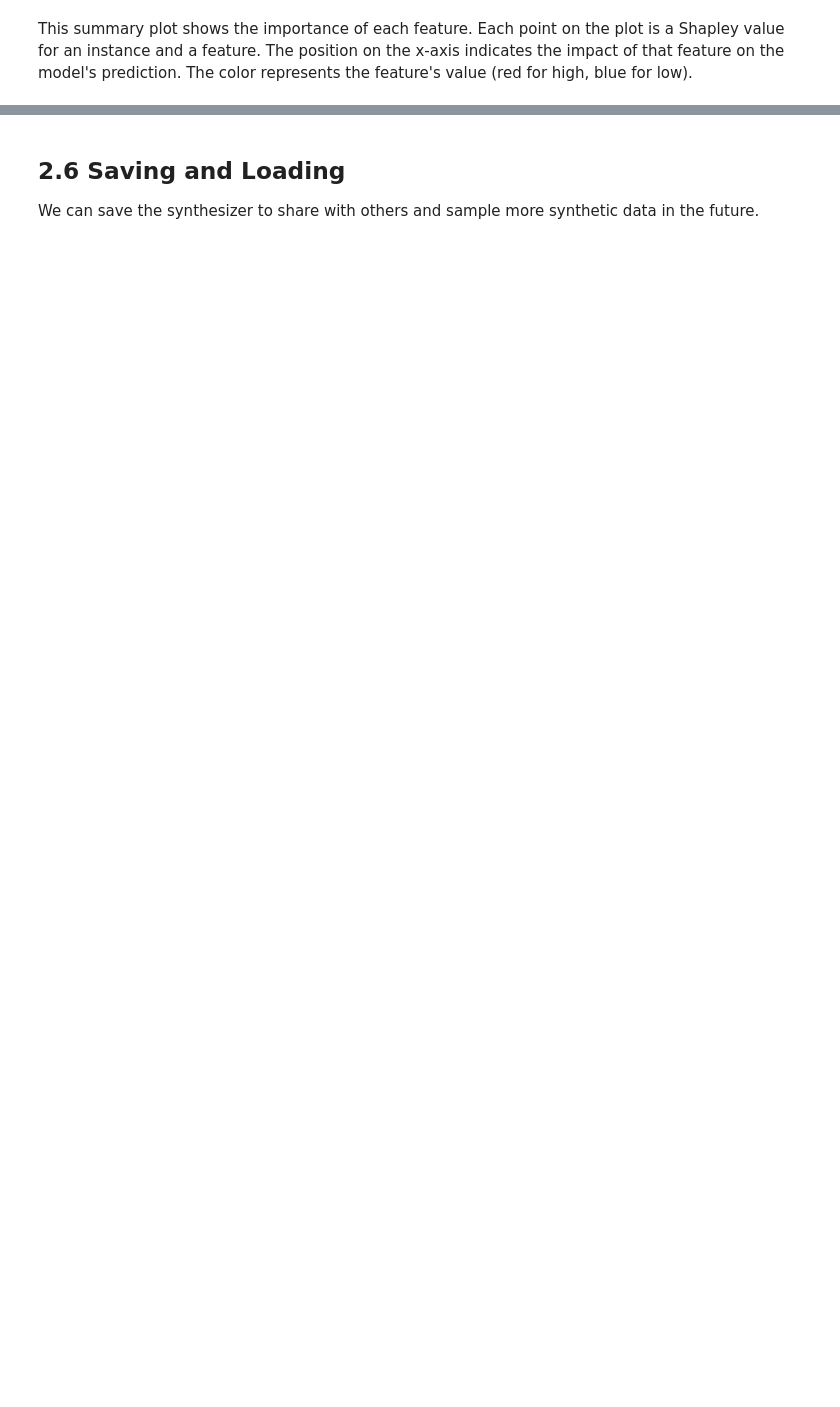
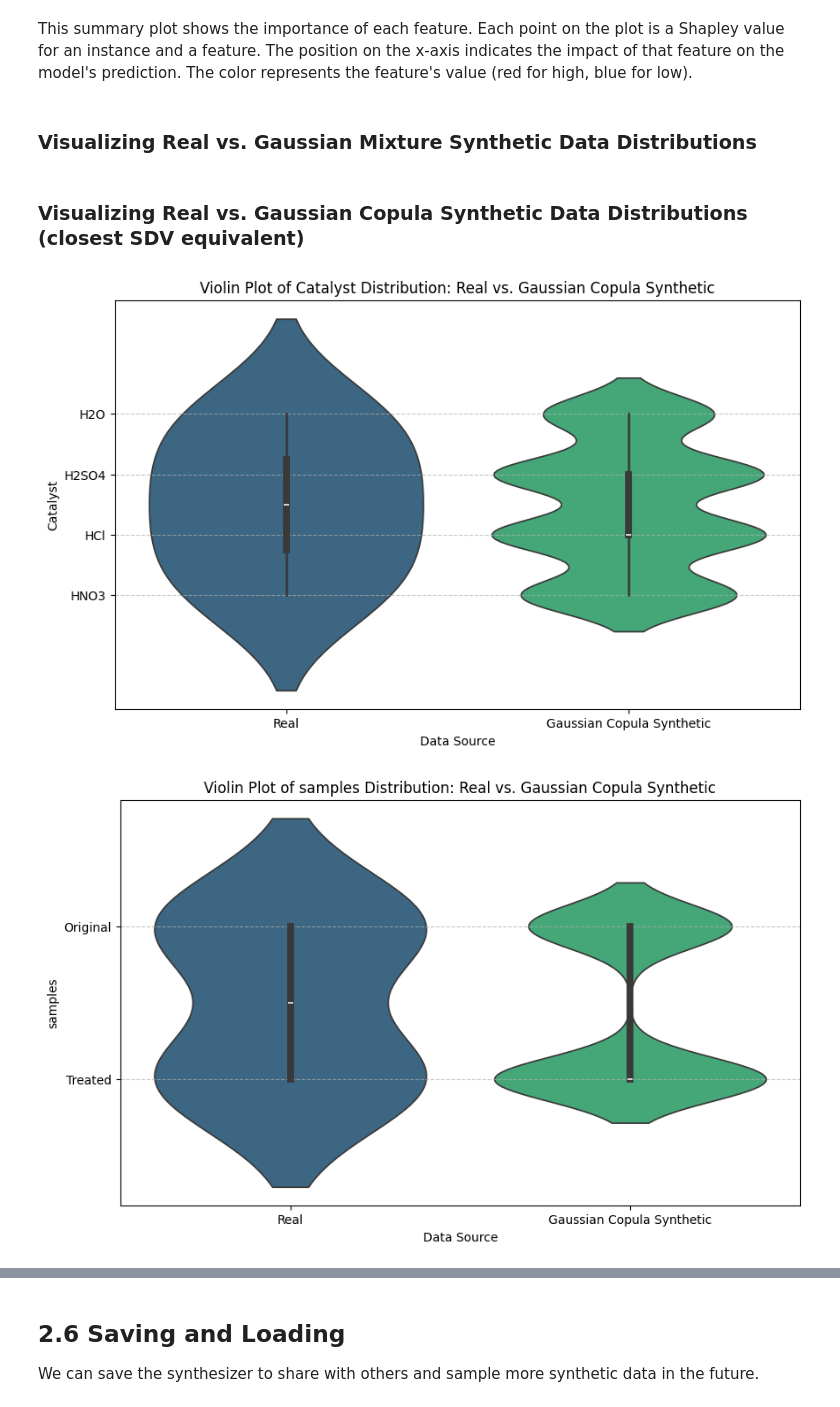
Before and after one commit to umraodeepika7-dotcom/ctgan, a Jupyter notebook: SDV_Synthesize_a_table_(Gaussian_Copula).ipynb, the cells around one changed output, grey strips where cells are left out. Saved outputs shown, nothing was run; the diff lists cells and outputs as text; code cells hidden in the pictures; blank space fills up the shorter version.

```diff
--- a/SDV_Synthesize_a_table_(Gaussian_Copula).ipynb
+++ b/SDV_Synthesize_a_table_(Gaussian_Copula).ipynb
@@ -458,2 +420,42 @@ This bar plot shows the mean absolute SHAP value for each feature, providing an
 # %% [markdown]
 This summary plot shows the importance of each feature. Each point on the plot is a Shapley value for an instance and a feature. The position on the x-axis indicates the impact of that feature on the model's prediction. The color represents the feature's value (red for high, blue for low).
+# %% [markdown]
+### Visualizing Real vs. Gaussian Mixture Synthetic Data Distributions
+# %% [markdown]
+### Visualizing Real vs. Gaussian Copula Synthetic Data Distributions (closest SDV equivalent)
+# %%
+import pandas as pd
+import seaborn as sns
+import matplotlib.pyplot as plt
+
+# We will use the 'synthetic_data' already generated by the GaussianCopulaSynthesizer
+# as it is the primary Gaussian-based statistical synthesizer in SDV.
+
+# List of columns to plot (using all columns from real_data for comparison)
+columns_to_plot = real_data.columns.tolist()
+
+for column in columns_to_plot:
+    # Create a combined DataFrame for the current column
+    df_combined = pd.DataFrame({
+        column: real_data[column],
+        'Source': 'Real'
+    })
+    df_combined = pd.concat([
+        df_combined,
+        pd.DataFrame({
+            column: synthetic_data[column],
+            'Source': 'Gaussian Copula Synthetic'
+        })
+    ])
+
+    # Create the violin plot
+    plt.figure(figsize=(10, 6))
+    sns.violinplot(x='Source', y=column, data=df_combined, hue='Source', palette='viridis', legend=False)
+    plt.title(f'Violin Plot of {column} Distribution: Real vs. Gaussian Copula Synthetic')
+    plt.xlabel('Data Source')
+    plt.ylabel(column)
+    plt.grid(axis='y', linestyle='--', alpha=0.7)
+    plt.show()
+# %% [output]
+[figure, added]
+[figure, added]
```
Also changed, not shown: parts of 38 cells of this notebook.
